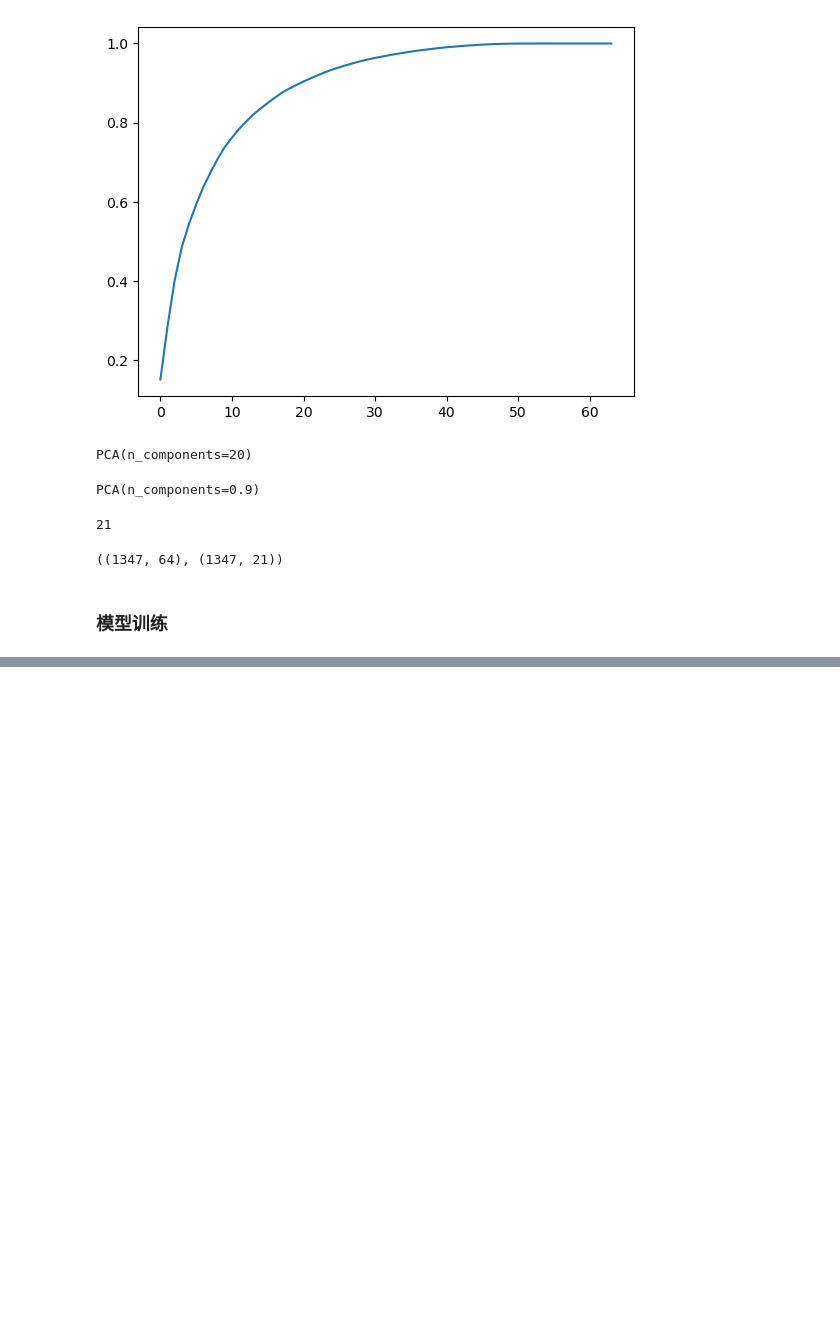
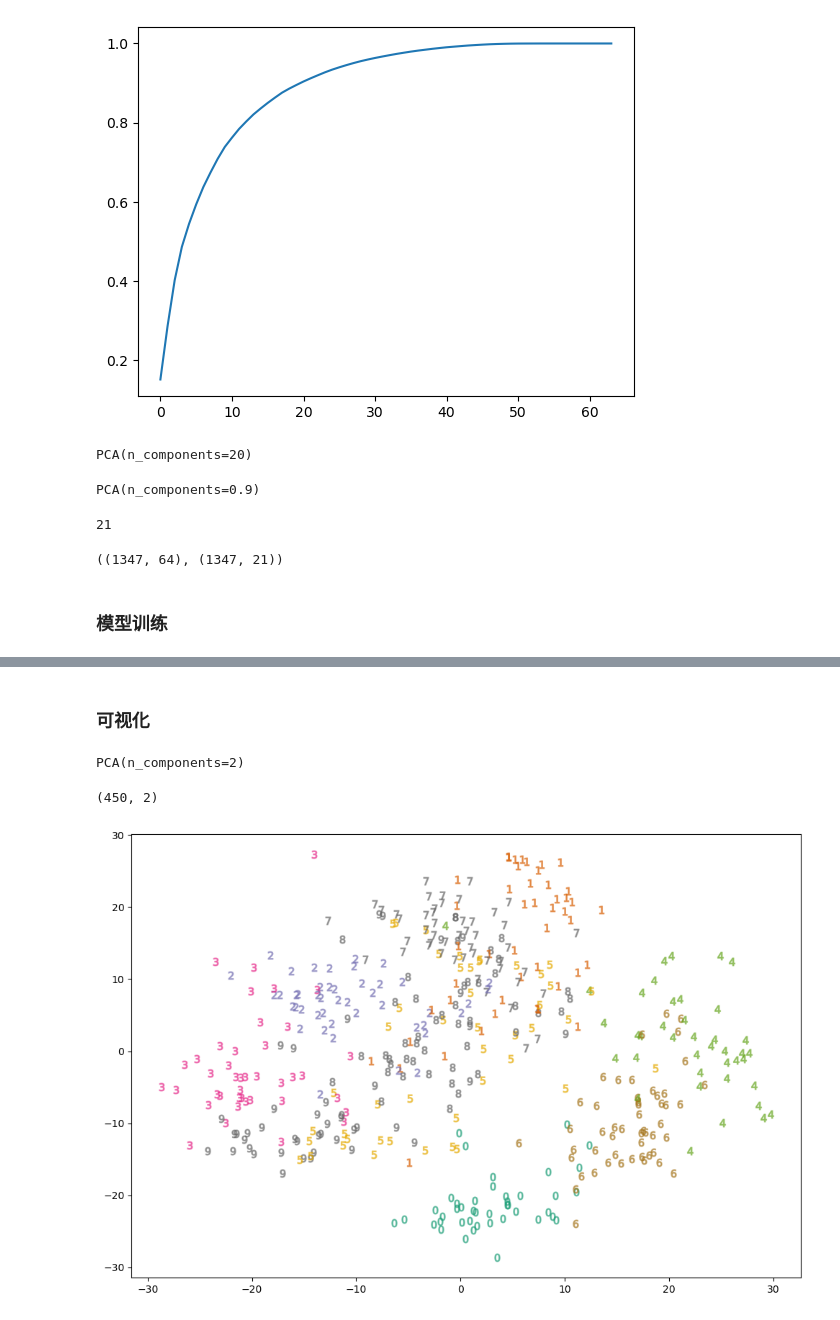
Before and after one commit to Ye-Guiren/Machine-Learning, a Jupyter notebook: PCA/降维任务代码实现.ipynb, the cells around one changed output, grey strips where cells are left out. Saved outputs shown, nothing was run; the diff lists cells and outputs as text; code cells hidden in the pictures; blank space fills up the shorter version.

```diff
--- a/PCA/降维任务代码实现.ipynb
+++ b/PCA/降维任务代码实现.ipynb
@@ -144,3 +148,7 @@ clf = LogisticRegression(solver = 'saga',
                          max_iter = 500,
                          # 限制最大迭代次数，避免因无法收敛而过度计算
                         random_state = 86)
+# %%
+%%time
+clf.fit(x_train,y_train)
+clf.score(x_test,y_test)
@@ -146,0 +167,28 @@ clf = LogisticRegression(solver = 'saga',
+# %% [markdown]
+### 可视化
+# %%
+pca = PCA(2)
+pca.fit(x_train)
+# %% [output]
+PCA(n_components=2)
+# %%
+x_pca_2d = pca.transform(x_test)
+# %%
+x_pca_2d.shape
+# %% [output]
+(450, 2)
+# %%
+plt.rcParams["figure.figsize"] = (12,8)
+# 设置图像尺寸为12 x 8
+for i ,digit in enumerate(y_test):
+    # 遍历测试集标签y_test, i为索引, digit为标签值
+    plt.scatter(x_pca_2d[i,0],x_pca_2d[i,1],
+                color = plt.cm.Dark2(digit),
+                marker = f"${digit}$",
+                # 标记为数字本身
+                s = 60,
+                alpha = 0.5)
+                # 透明度
+plt.show()
+# %% [output]
+[figure, added]
```
Also changed, not shown: parts of 3 cells of this notebook.
